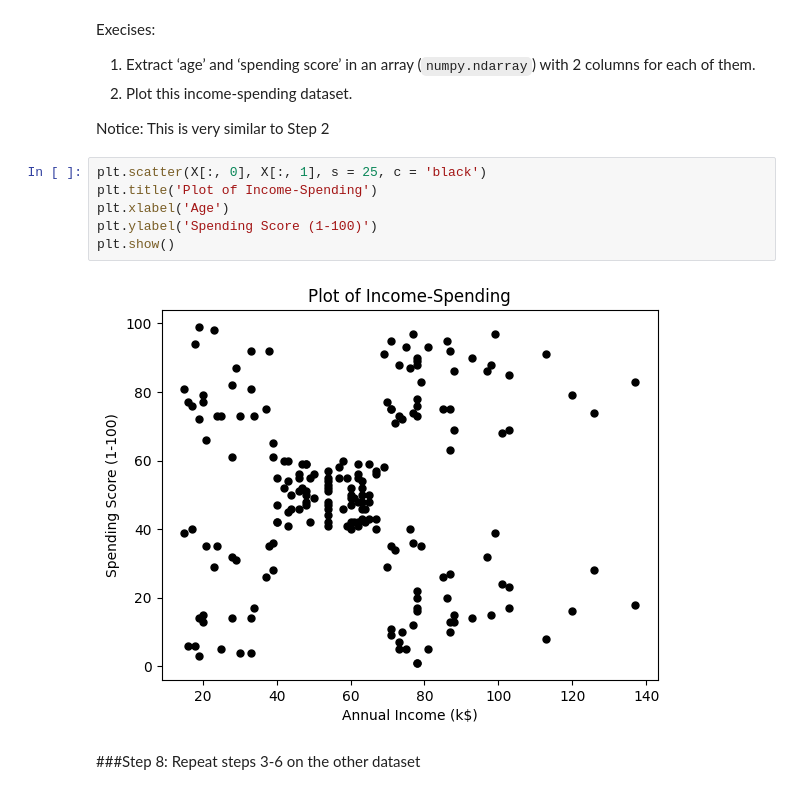
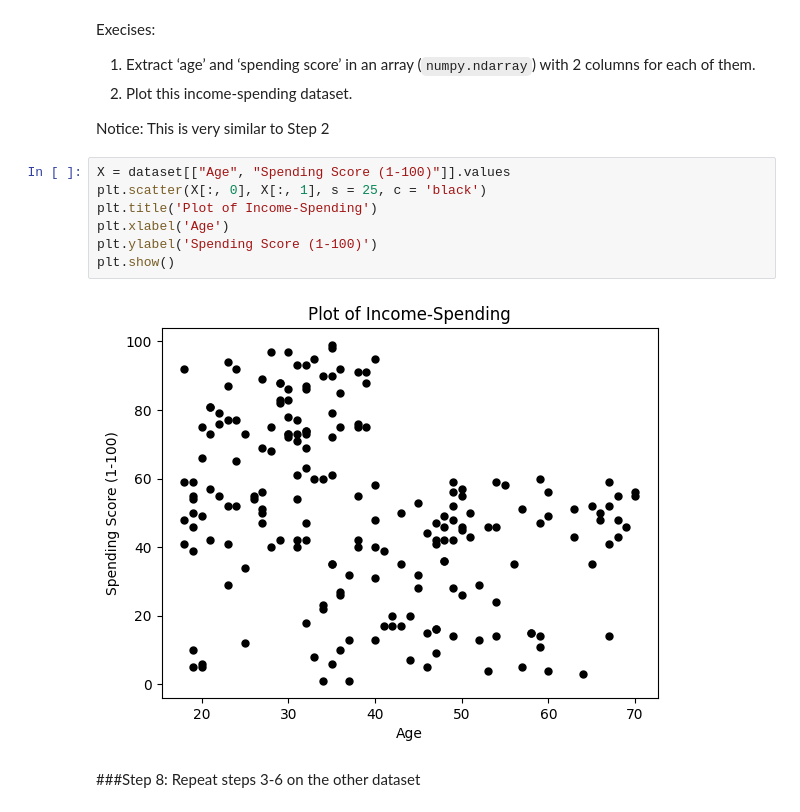
Before and after one commit to Luffeboy/Colabstuff, a Jupyter notebook: Unsupervised_learning_clustering_exercise.ipynb, the cells around one changed output. Saved outputs shown, nothing was run; the diff lists cells and outputs as text.

```diff
--- a/Unsupervised_learning_clustering_exercise.ipynb
+++ b/Unsupervised_learning_clustering_exercise.ipynb
@@ -245,13 +245,14 @@ them.
 
 Notice: This is very similar to Step 2
 # %%
+X = dataset[["Age", "Spending Score (1-100)"]].values
 plt.scatter(X[:, 0], X[:, 1], s = 25, c = 'black')
 plt.title('Plot of Income-Spending')
 plt.xlabel('Age')
 plt.ylabel('Spending Score (1-100)')
 plt.show()
 # %% [output]
-[figure, old version]
+[figure, new version]
 # %% [markdown]
 ###Step 8: Repeat steps 3-6 on the other dataset
 # %% [markdown]
```
